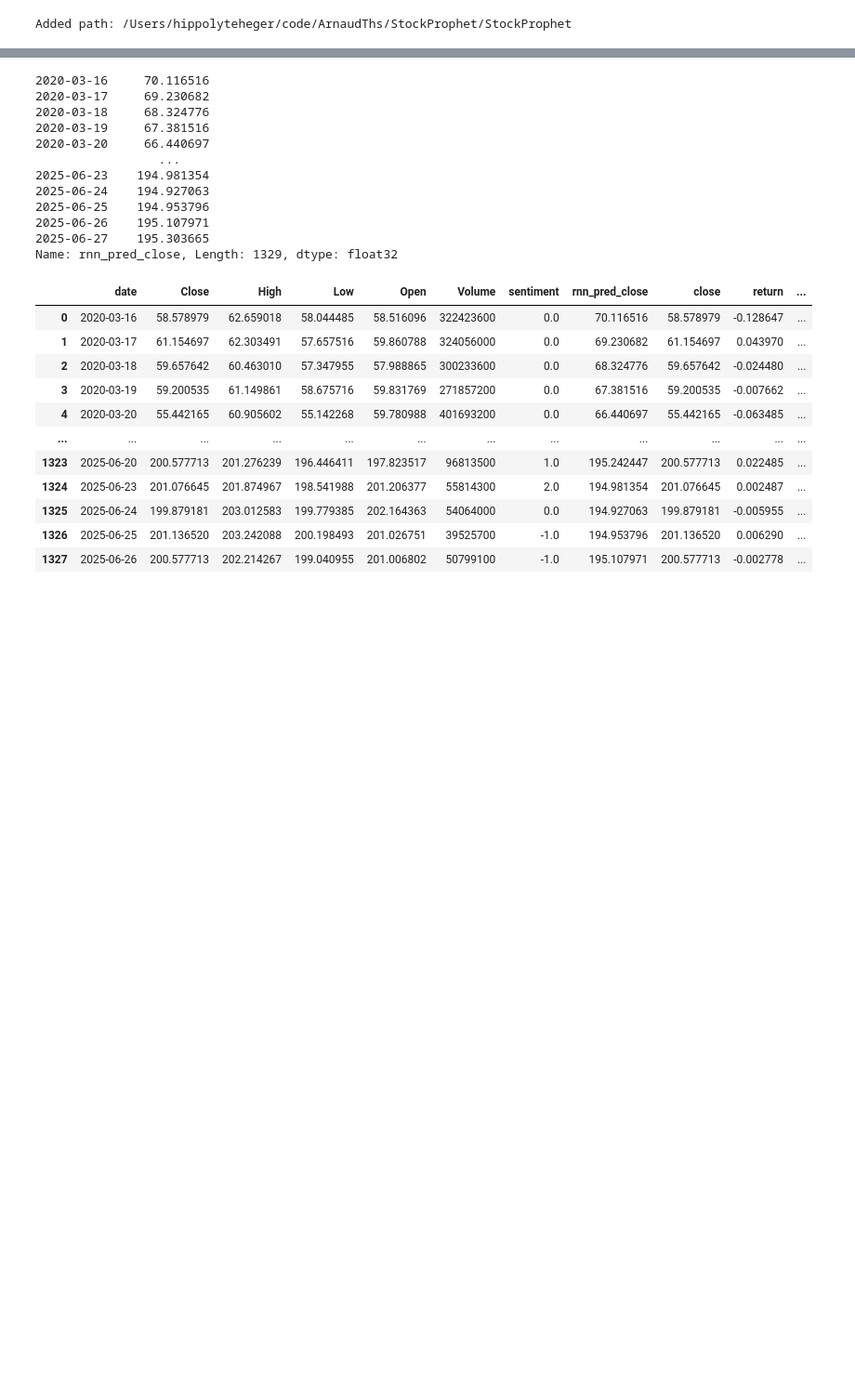
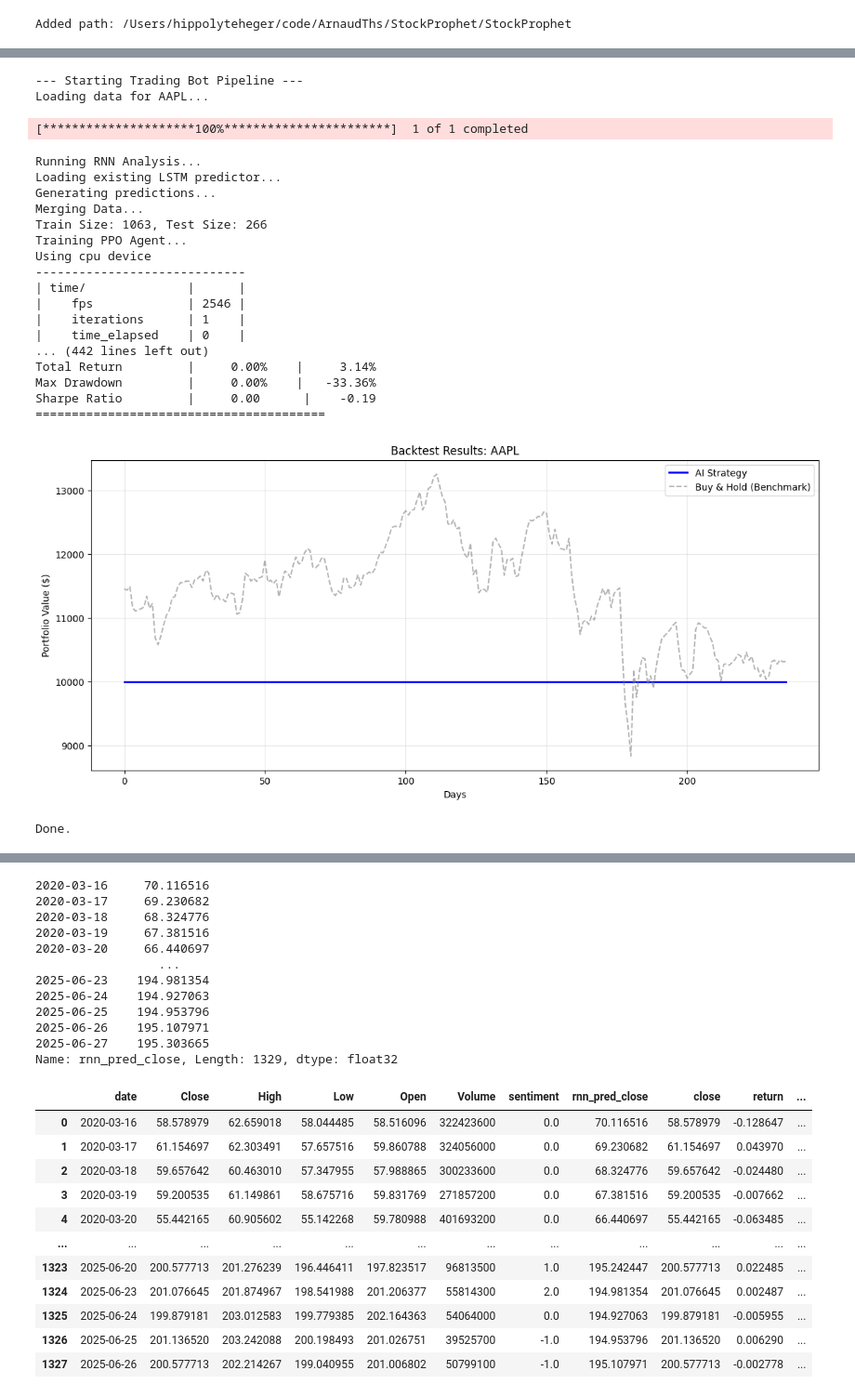
Before and after one commit to ArnaudThs/StockProphet, a Jupyter notebook: StockProphet/Notebook/test_mainpy.ipynb, the cells around one changed output, grey strips where cells are left out. Shown at 93% size. Drawn from its saved outputs; the diff is of its cells as text; code cells hidden in the pictures; blank space fills up the shorter version.

Commit message:
Data Merging + PPO + main

```diff
--- a/StockProphet/Notebook/test_mainpy.ipynb
+++ b/StockProphet/Notebook/test_mainpy.ipynb
@@ -19,2 +43,27 @@ main.py imports successfully!
+# %%
+main()
+# %% [output]
+--- Starting Trading Bot Pipeline ---
+Loading data for AAPL...
+[*********************100%***********************]  1 of 1 completed
+Running RNN Analysis...
+Loading existing LSTM predictor...
+Generating predictions...
+Merging Data...
+Train Size: 1063, Test Size: 266
+Training PPO Agent...
+Using cpu device
+-----------------------------
+| time/              |      |
+|    fps             | 2546 |
+|    iterations      | 1    |
+|    time_elapsed    | 0    |
+... (442 lines left out)
+Total Return         |     0.00%    |     3.14%
+Max Drawdown         |     0.00%    |   -33.36%
+Sharpe Ratio         |     0.00      |    -0.19
+========================================
+[figure, added]
+Done.
 # %%
 df_ohlcv = load_market_data(TICKER)
```
Also changed, not shown: parts of 17 cells of this notebook, 6 other files.
